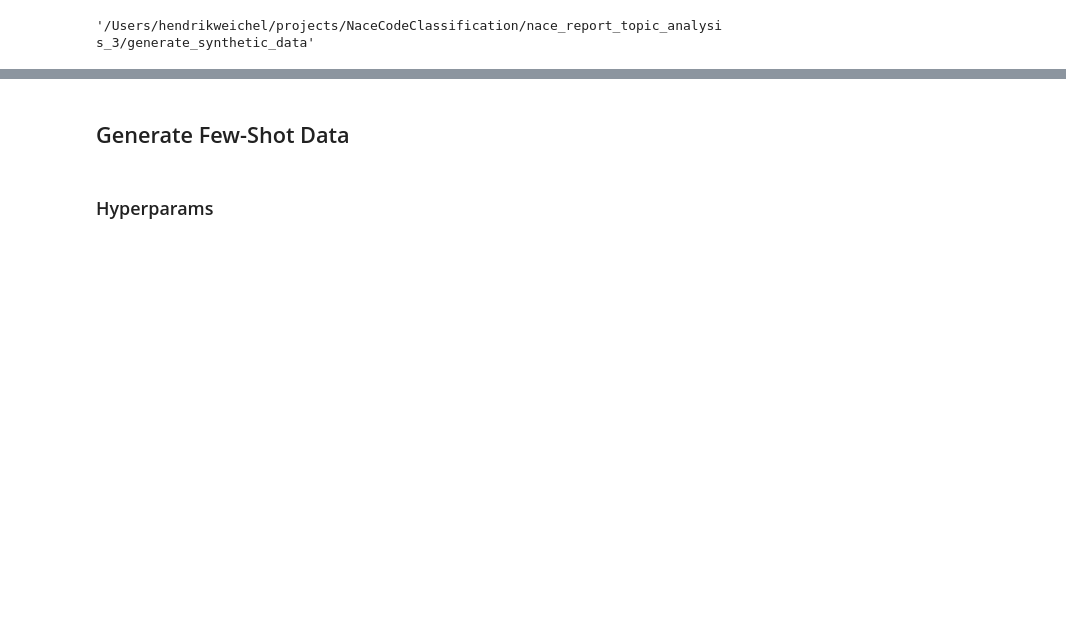
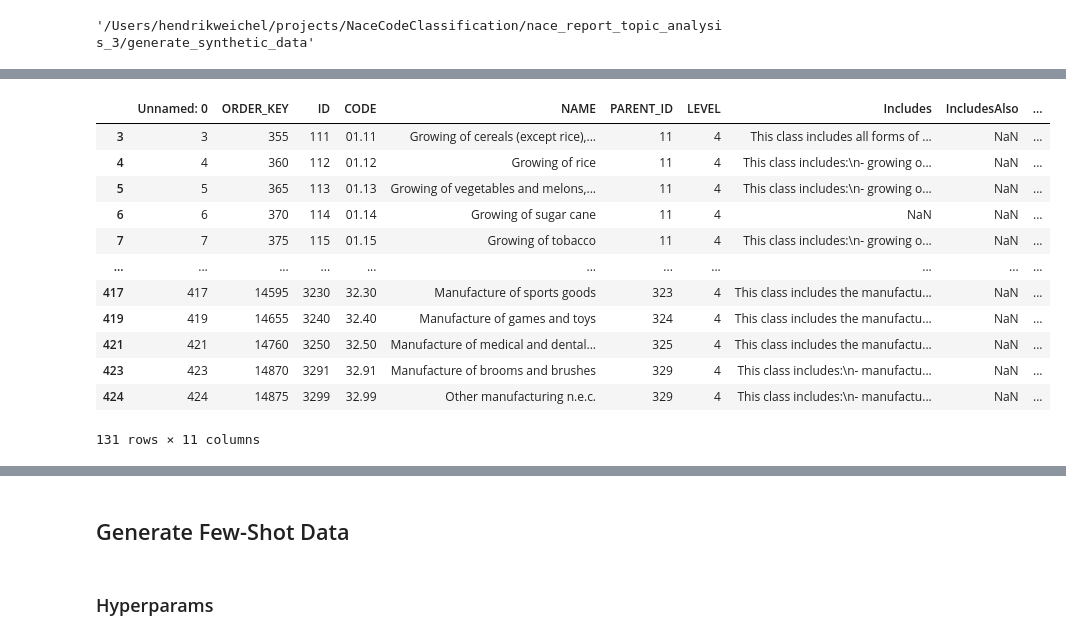
Before and after one commit to hendrikweichel/nace_report_topic_analysis, a Jupyter notebook: generate_synthetic_data/generate_synthetic_data_topics_level_4_best.ipynb, the cells around one changed output, grey strips where cells are left out. Cells and saved outputs as stored; diff of their text form; code cells hidden in the pictures; blank space fills up the shorter version.

```diff
--- a/generate_synthetic_data/generate_synthetic_data_topics_level_4_best.ipynb
+++ b/generate_synthetic_data/generate_synthetic_data_topics_level_4_best.ipynb
@@ -115,0 +95,16 @@ def get_sublevels_df(nace_class, level) -> pd.DataFrame:
+# %%
+get_rows_under_code_at_level(nace_descriptions, nace_class="A", level=4)
+# %% [output]
+|  | Unnamed: 0 | ORDER_KEY | ID | CODE | NAME | PARENT_ID | LEVEL | Includes | IncludesAlso | ... |
+| 3 | 3 | 355 | 111 | 01.11 | Growing of cereals (except rice),... | 11 | 4 | This class includes all forms of ... | NaN | ... |
+| 4 | 4 | 360 | 112 | 01.12 | Growing of rice | 11 | 4 | This class includes:\n- growing o... | NaN | ... |
+| 5 | 5 | 365 | 113 | 01.13 | Growing of vegetables and melons,... | 11 | 4 | This class includes:\n- growing o... | NaN | ... |
+| 6 | 6 | 370 | 114 | 01.14 | Growing of sugar cane | 11 | 4 | NaN | NaN | ... |
+| 7 | 7 | 375 | 115 | 01.15 | Growing of tobacco | 11 | 4 | This class includes:\n- growing o... | NaN | ... |
+| ... | ... | ... | ... | ... | ... | ... | ... | ... | ... | ... |
+| 417 | 417 | 14595 | 3230 | 32.30 | Manufacture of sports goods | 323 | 4 | This class includes the manufactu... | NaN | ... |
+| 419 | 419 | 14655 | 3240 | 32.40 | Manufacture of games and toys | 324 | 4 | This class includes the manufactu... | NaN | ... |
+| 421 | 421 | 14760 | 3250 | 32.50 | Manufacture of medical and dental... | 325 | 4 | This class includes the manufactu... | NaN | ... |
+| 423 | 423 | 14870 | 3291 | 32.91 | Manufacture of brooms and brushes | 329 | 4 | This class includes:\n- manufactu... | NaN | ... |
+| 424 | 424 | 14875 | 3299 | 32.99 | Other manufacturing n.e.c. | 329 | 4 | This class includes:\n- manufactu... | NaN | ... |
+131 rows × 11 columns
```
Also changed, not shown: parts of 6 cells of this notebook, 4 other files.
